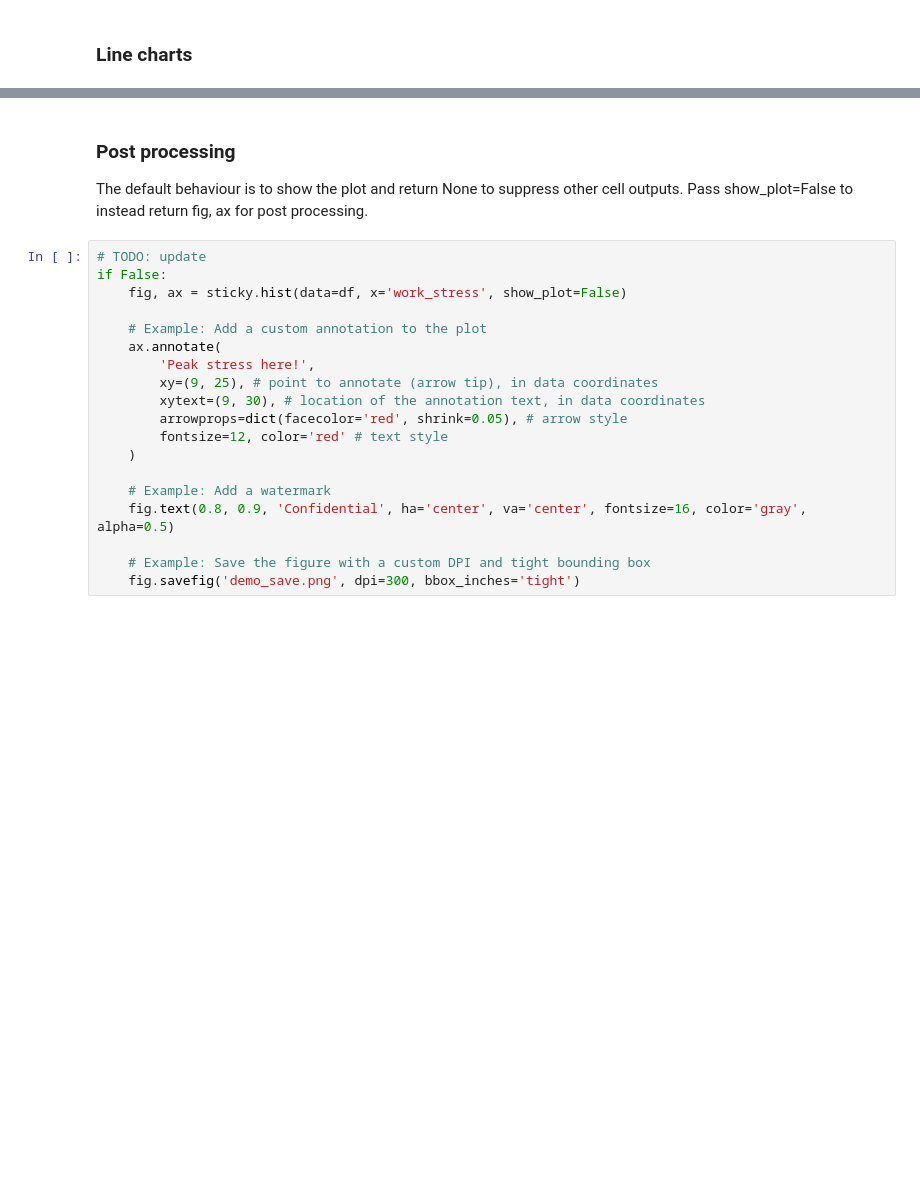
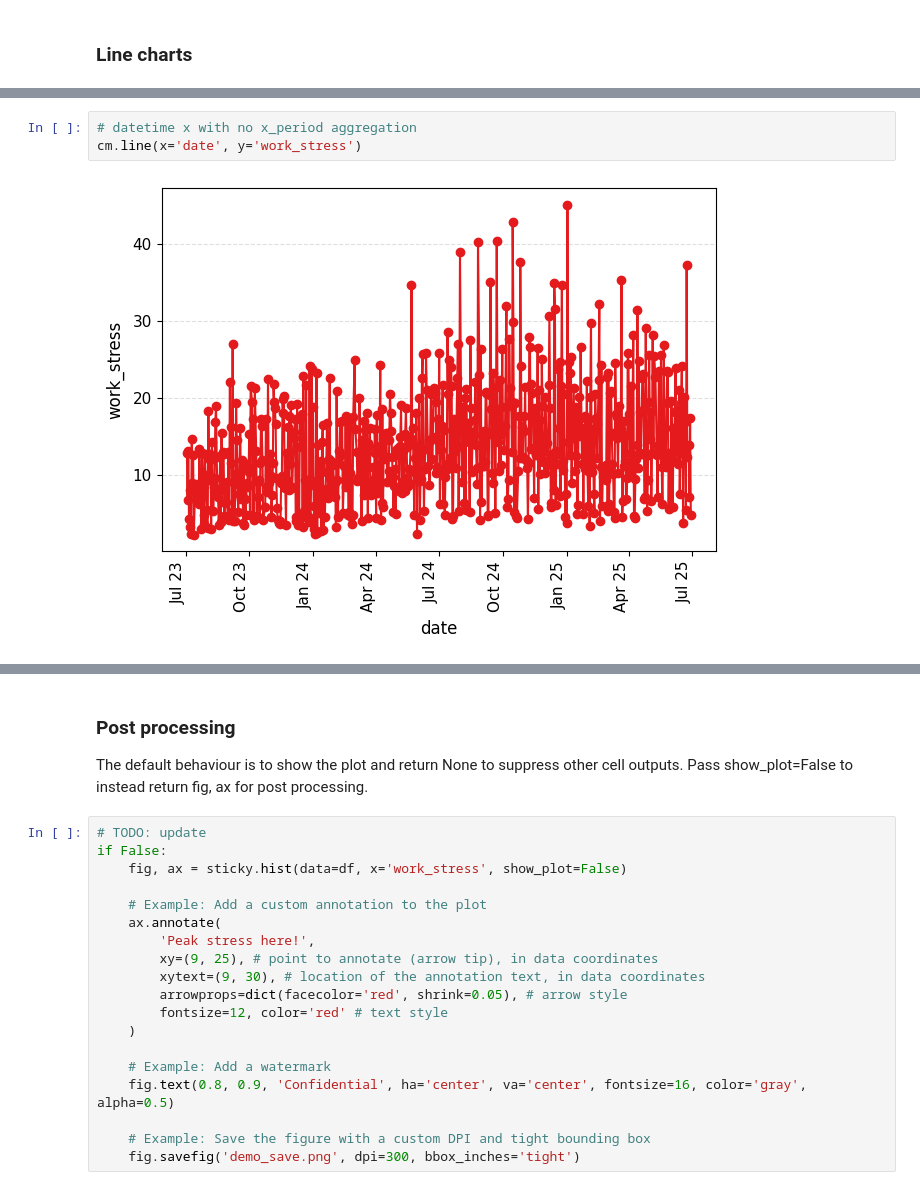
Before and after one commit to alextgould/lazychart, a Jupyter notebook: examples/demo_usage.ipynb, the cells around one changed output, grey strips where cells are left out. Saved outputs shown, nothing was run; the diff lists cells and outputs as text; blank space fills up the shorter version.

```diff
--- a/examples/demo_usage.ipynb
+++ b/examples/demo_usage.ipynb
@@ -351,0 +358,5 @@ cm.line(x='month', y='work_stress')
+# %%
+# datetime x with no x_period aggregation
+cm.line(x='date', y='work_stress')
+# %% [output]
+[figure, added]
```
Also changed, not shown: parts of 30 cells of this notebook, 3 other files.
